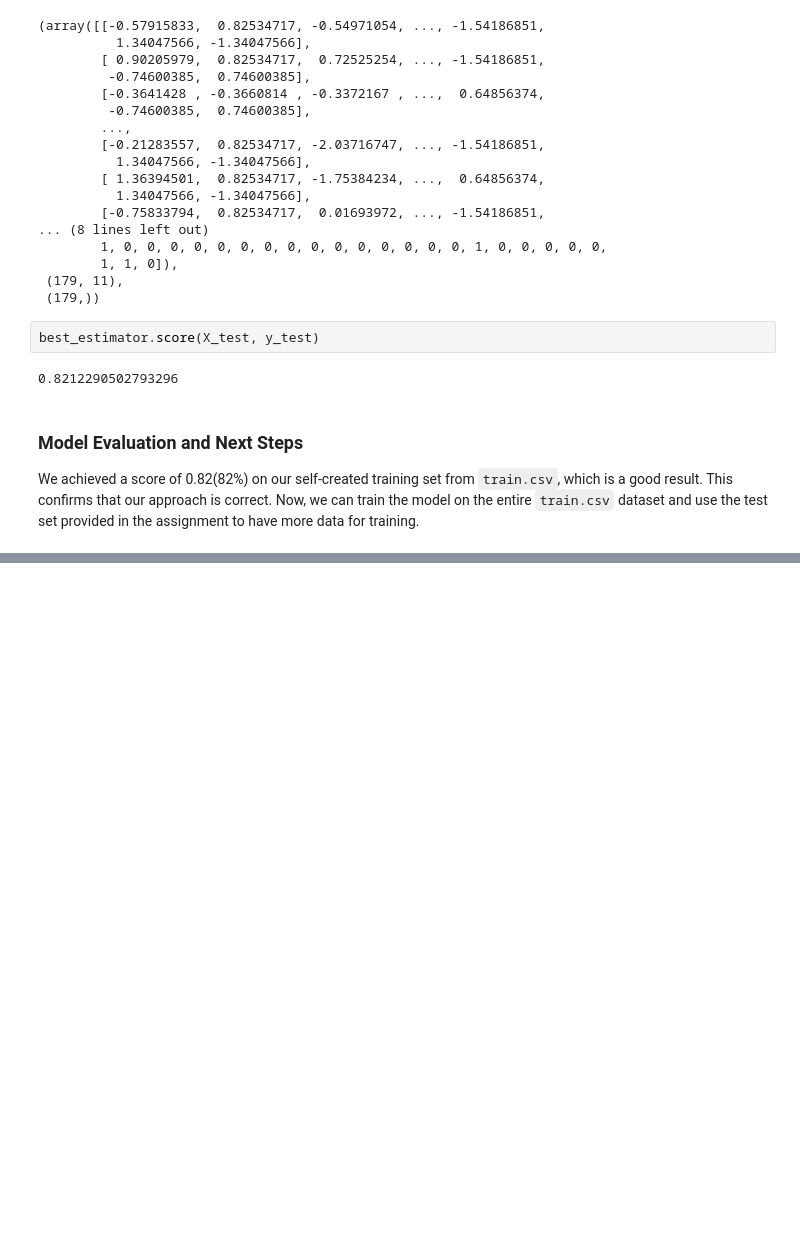
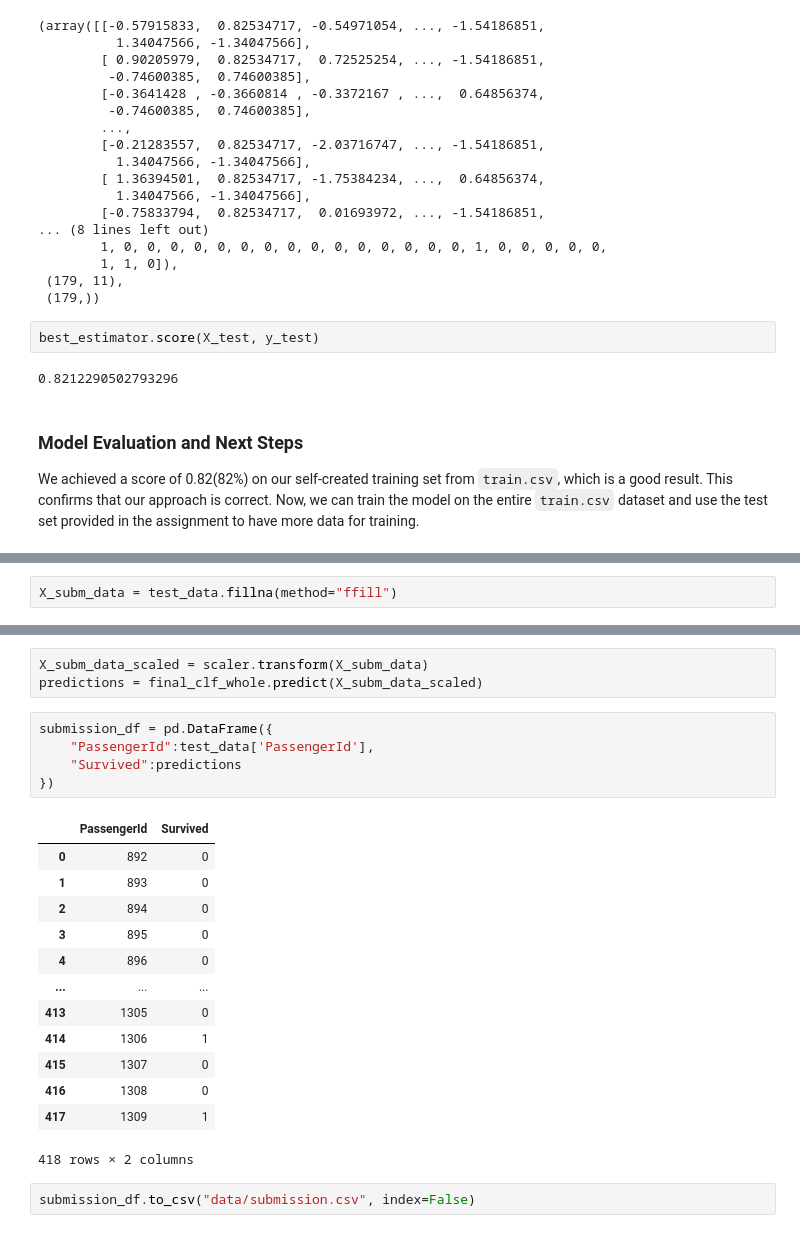
Before and after one commit to VolodymyrYakovenko/ML_practical_tasks, a Jupyter notebook: Titanic - Machine Learning from Disaster/titanic.ipynb, the cells around one changed output, grey strips where cells are left out. Drawn from its saved outputs; the diff is of its cells as text; blank space fills up the shorter version.

```diff
--- a/Titanic - Machine Learning from Disaster/titanic.ipynb
+++ b/Titanic - Machine Learning from Disaster/titanic.ipynb
@@ -302,0 +377,2 @@ We achieved a score of 0.82(82%) on our self-created training set from `train.cs
+# %%
+X_subm_data = test_data.fillna(method="ffill")
@@ -302,0 +398,24 @@ We achieved a score of 0.82(82%) on our self-created training set from `train.cs
+# %%
+X_subm_data_scaled = scaler.transform(X_subm_data)
+predictions = final_clf_whole.predict(X_subm_data_scaled)
+# %%
+submission_df = pd.DataFrame({
+    "PassengerId":test_data['PassengerId'],
+    "Survived":predictions
+})
+# %% [output]
+|  | PassengerId | Survived |
+| 0 | 892 | 0 |
+| 1 | 893 | 0 |
+| 2 | 894 | 0 |
+| 3 | 895 | 0 |
+| 4 | 896 | 0 |
+| ... | ... | ... |
+| 413 | 1305 | 0 |
+| 414 | 1306 | 1 |
+| 415 | 1307 | 0 |
+| 416 | 1308 | 0 |
+| 417 | 1309 | 1 |
+418 rows × 2 columns
+# %%
+submission_df.to_csv("data/submission.csv", index=False)
```
Also changed, not shown: parts of 12 cells of this notebook.
